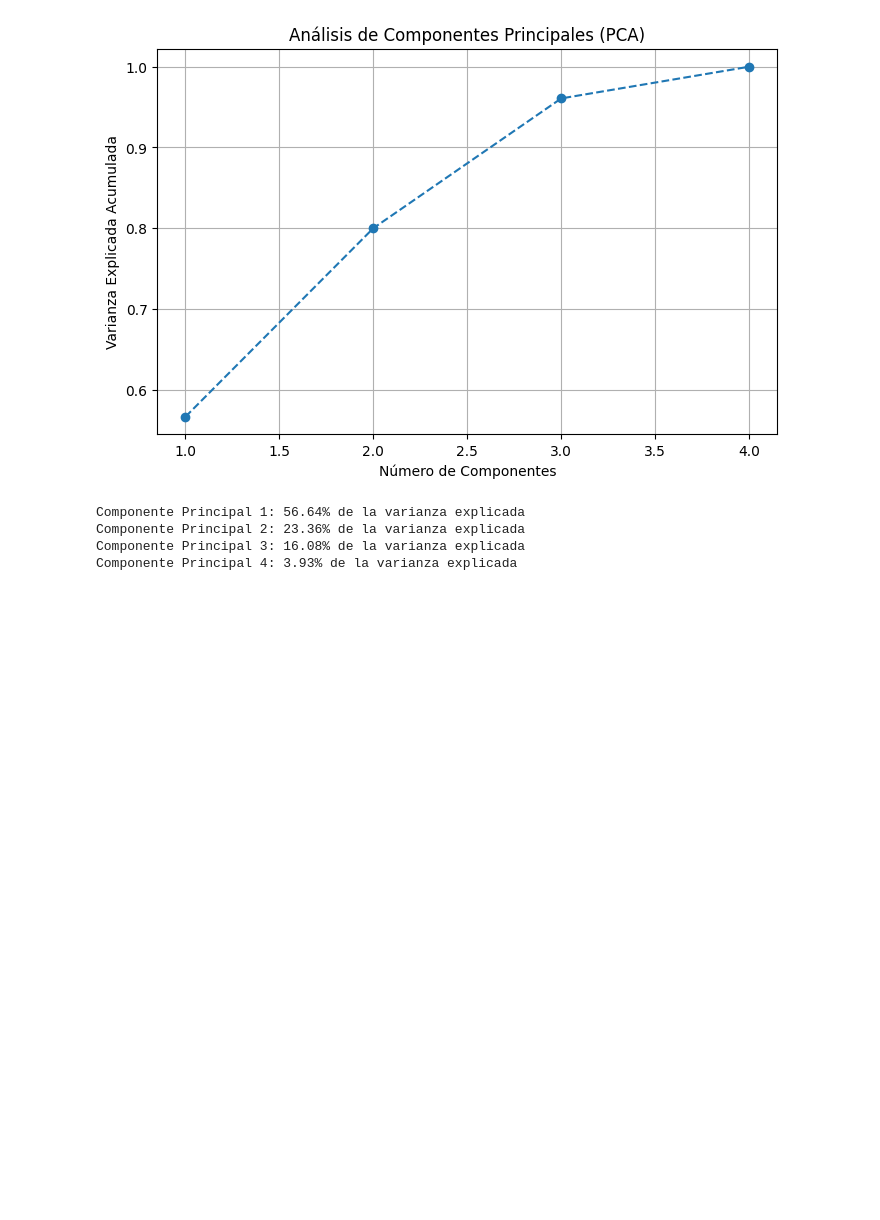
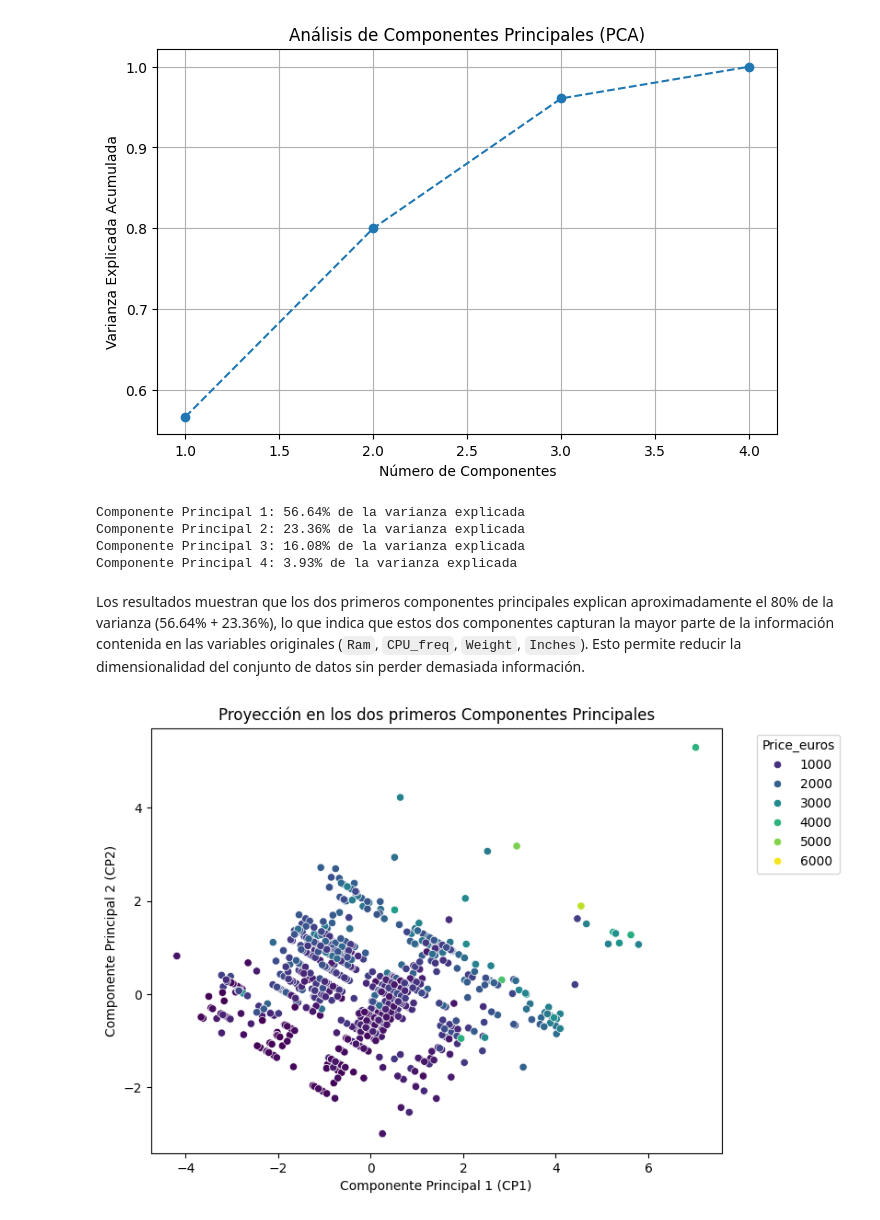
Before and after one commit to gaboCiber/A-statistical-analisis-of-Laptop-Prices, a Jupyter notebook: laptop_prices.ipynb, the cells around one changed output. Drawn from its saved outputs; the diff is of its cells as text; code cells hidden in the pictures; blank space fills up the shorter version.

```diff
--- a/laptop_prices.ipynb
+++ b/laptop_prices.ipynb
@@ -1840,3 +1840,20 @@ Componente Principal 1: 56.64% de la varianza explicada
 Componente Principal 2: 23.36% de la varianza explicada
 Componente Principal 3: 16.08% de la varianza explicada
 Componente Principal 4: 3.93% de la varianza explicada
+# %% [markdown]
+Los resultados muestran que los dos primeros componentes principales explican aproximadamente el 80% de la varianza (56.64% + 23.36%), lo que indica que estos dos componentes capturan la mayor parte de la información contenida en las variables originales (`Ram`, `CPU_freq`, `Weight`, `Inches`). Esto permite reducir la dimensionalidad del conjunto de datos sin perder demasiada información.
+# %%
+# Crear un DataFrame con los dos primeros componentes
+df_pca = pd.DataFrame(X_pca[:, :2], columns=['CP1', 'CP2'])
+df_pca['Price_euros'] = laptop_data['Price_euros']
+
+# Visualizar la proyección de los datos
+plt.figure(figsize=(8, 6))
+scatter = sns.scatterplot(x='CP1', y='CP2', hue='Price_euros', data=df_pca, palette='viridis')
+plt.title('Proyección en los dos primeros Componentes Principales')
+plt.xlabel('Componente Principal 1 (CP1)')
+plt.ylabel('Componente Principal 2 (CP2)')
+plt.legend(title='Price_euros', bbox_to_anchor=(1.05, 1), loc='upper left')
+plt.show()
+# %% [output]
+[figure, added]
```
Also changed, not shown: parts of 3 cells of this notebook.
